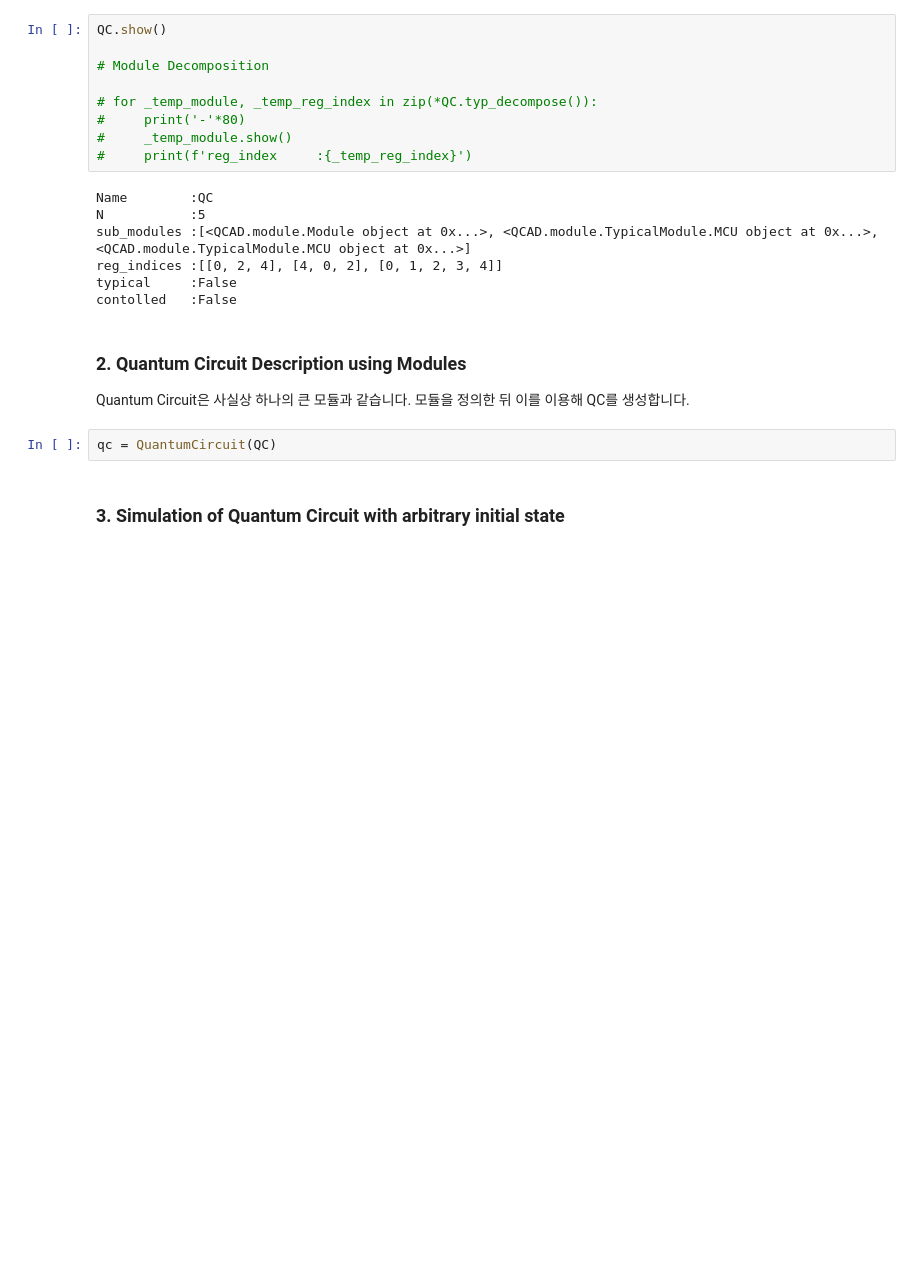
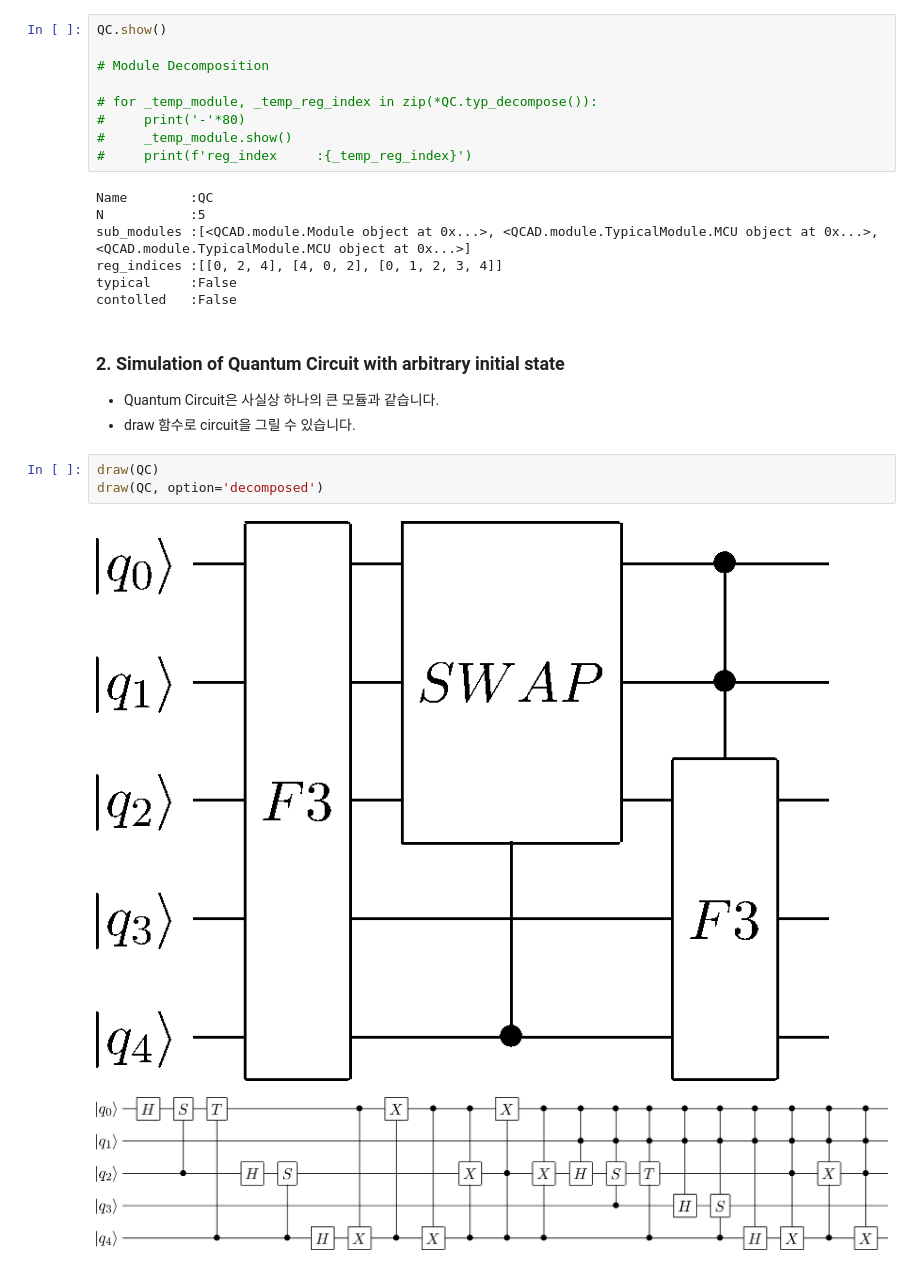
Before and after one commit to GyunghunKim/QCAD, a Jupyter notebook: Tutorial.ipynb, the cells around one changed output. Saved outputs shown, nothing was run; the diff lists cells and outputs as text; blank space fills up the shorter version.

```diff
--- a/Tutorial.ipynb
+++ b/Tutorial.ipynb
@@ -63,11 +64,14 @@ reg_indices :[[0, 2, 4], [4, 0, 2], [0, 1, 2, 3, 4]]
 typical     :False
 contolled   :False
 # %% [markdown]
-### 2. Quantum Circuit Description using Modules
+### 2. Simulation of Quantum Circuit with arbitrary initial state
 
-Quantum Circuit은 사실상 하나의 큰 모듈과 같습니다. </br> 모듈을 정의한 뒤 이를 이용해 QC를 생성합니다.
+- Quantum Circuit은 사실상 하나의 큰 모듈과 같습니다.
+- draw 함수로 circuit을 그릴 수 있습니다.
-# %%
-qc = QuantumCircuit(QC)
-# %% [markdown]
-### 3. Simulation of Quantum Circuit with arbitrary initial state
+# %%
+draw(QC)
+draw(QC, option='decomposed')
+# %% [output]
+[figure, added]
+[figure, added]
 # %%
```
Also changed, not shown: parts of 4 cells of this notebook, 10 other files.
